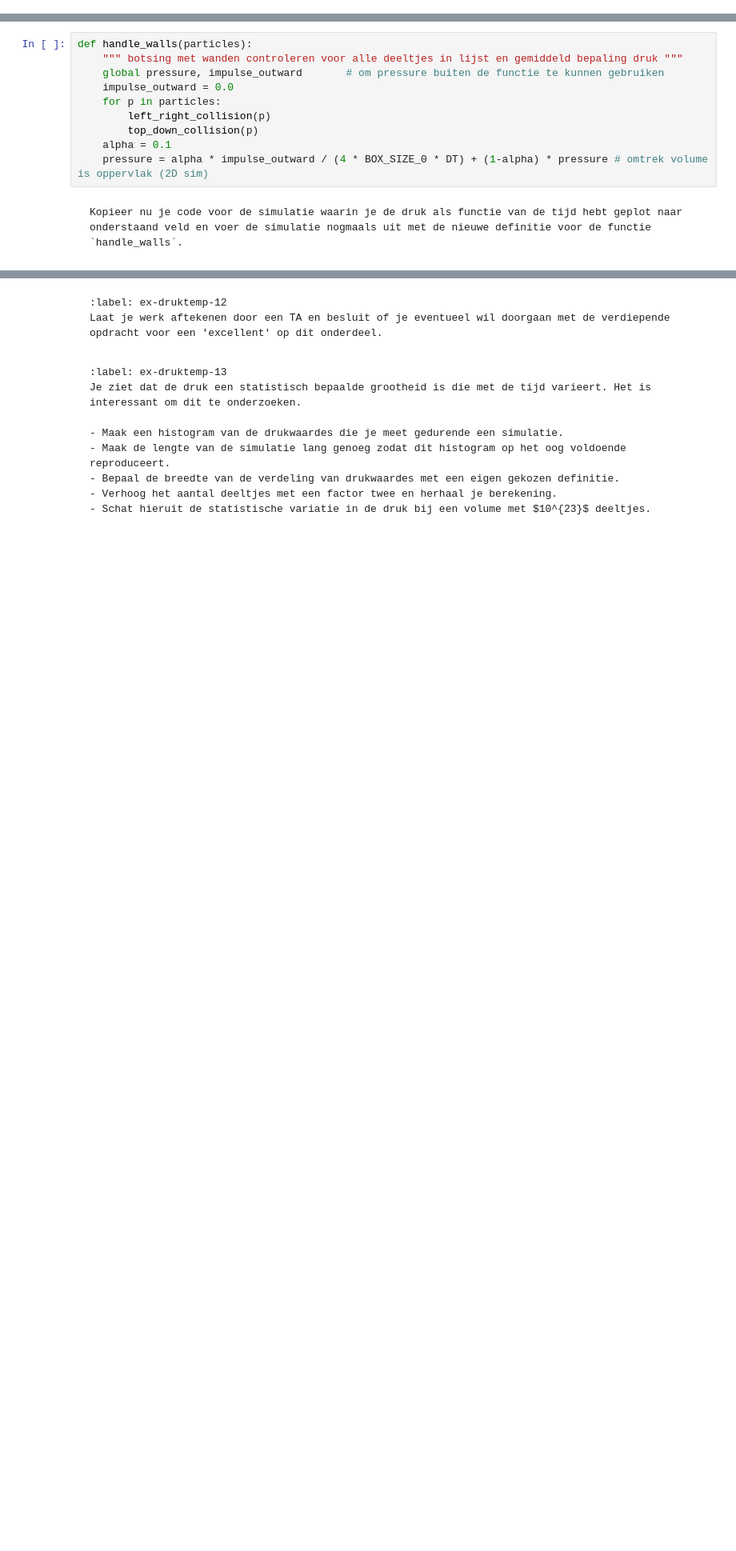
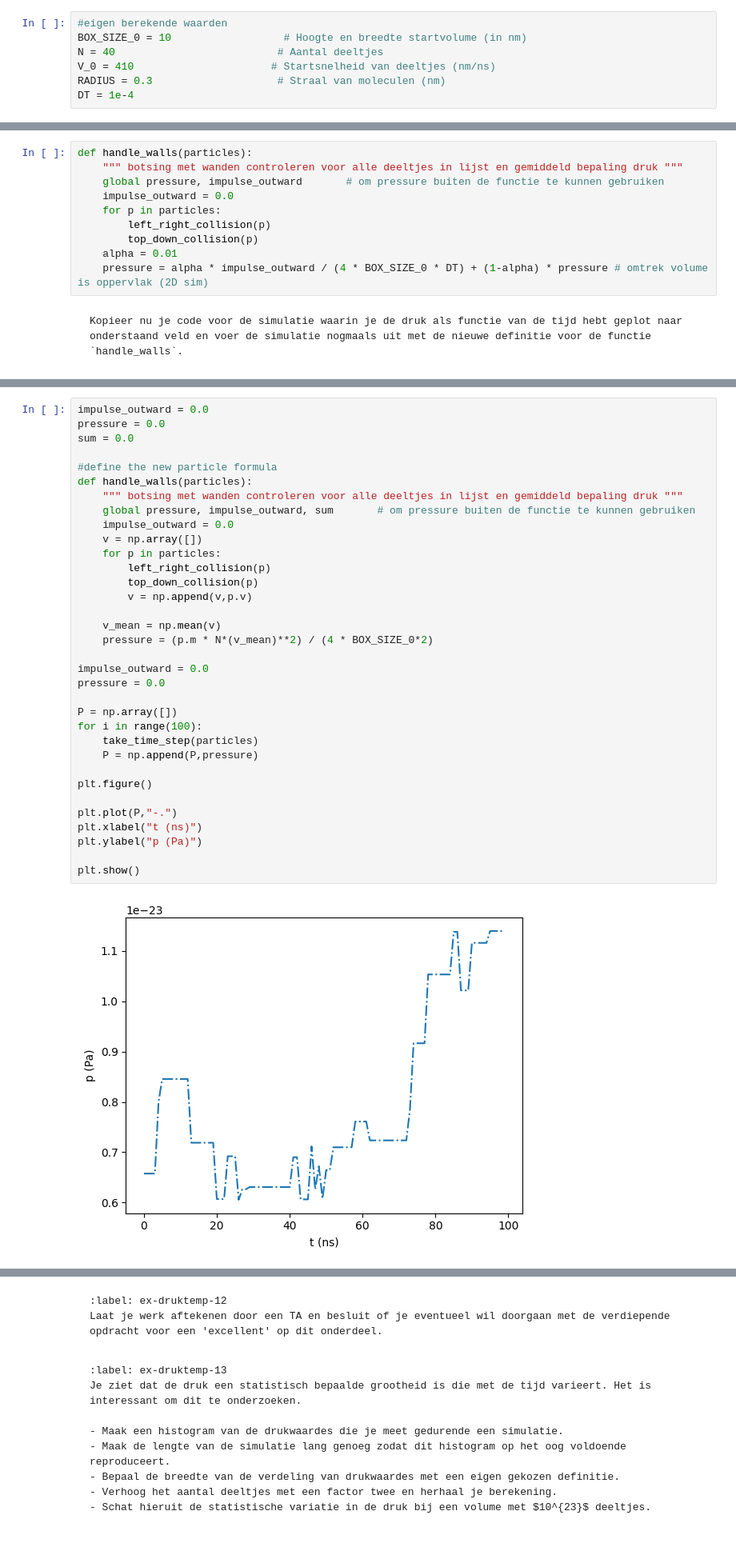
Before and after one commit to cs50202/kimienalesja, a Jupyter notebook: Content/PySim/5_druktemp.ipynb, the cells around one changed output, grey strips where cells are left out. Shown at 80% size. Cells and saved outputs as stored; diff of their text form; blank space fills up the shorter version.

````diff
--- a/Content/PySim/5_druktemp.ipynb
+++ b/Content/PySim/5_druktemp.ipynb
@@ -357,0 +399,7 @@ Voor grotere waarden voor $\alpha$ geldt dat er weinig demping is.
+# %%
+#eigen berekende waarden
+BOX_SIZE_0 = 10                  # Hoogte en breedte startvolume (in nm)
+N = 40                          # Aantal deeltjes
+V_0 = 410                      # Startsnelheid van deeltjes (nm/ns)
+RADIUS = 0.3                    # Straal van moleculen (nm)
+DT = 1e-4
@@ -363,7 +419,7 @@ def handle_walls(particles):
     for p in particles:
         left_right_collision(p)
         top_down_collision(p)
-    alpha = 0.1
+    alpha = 0.01
     pressure = alpha * impulse_outward / (4 * BOX_SIZE_0 * DT) + (1-alpha) * pressure # omtrek volume is oppervlak (2D sim)
 # %% [markdown]
 ```{exercise}
@@ -422,3 +505,39 @@ Controleer of je uitkomst overeenkomt met de theorie en verifieer hiermee de cod
+# %%
+impulse_outward = 0.0
+pressure = 0.0
+sum = 0.0
+
+#define the new particle formula
+def handle_walls(particles):
+    """ botsing met wanden controleren voor alle deeltjes in lijst en gemiddeld bepaling druk """
+    global pressure, impulse_outward, sum       # om pressure buiten de functie te kunnen gebruiken
+    impulse_outward = 0.0
+    v = np.array([])
+    for p in particles:
+        left_right_collision(p)
+        top_down_collision(p)
+        v = np.append(v,p.v)
+
+    v_mean = np.mean(v)
+    pressure = (p.m * N*(v_mean)**2) / (4 * BOX_SIZE_0*2)
+
+impulse_outward = 0.0
+pressure = 0.0
+
+P = np.array([])
+for i in range(100):
+    take_time_step(particles)
+    P = np.append(P,pressure)
+
+plt.figure()
+
+plt.plot(P,"-.")
+plt.xlabel("t (ns)")
+plt.ylabel("p (Pa)")
+
+plt.show()
+# %% [output]
+[figure, added]
 # %% [markdown]
 In [de formule voor de tweedimensionale druk](2d_pressure) kan je de structuur van de ideale gaswet herkennen.
 
````
Also changed, not shown: parts of 9 cells of this notebook.
